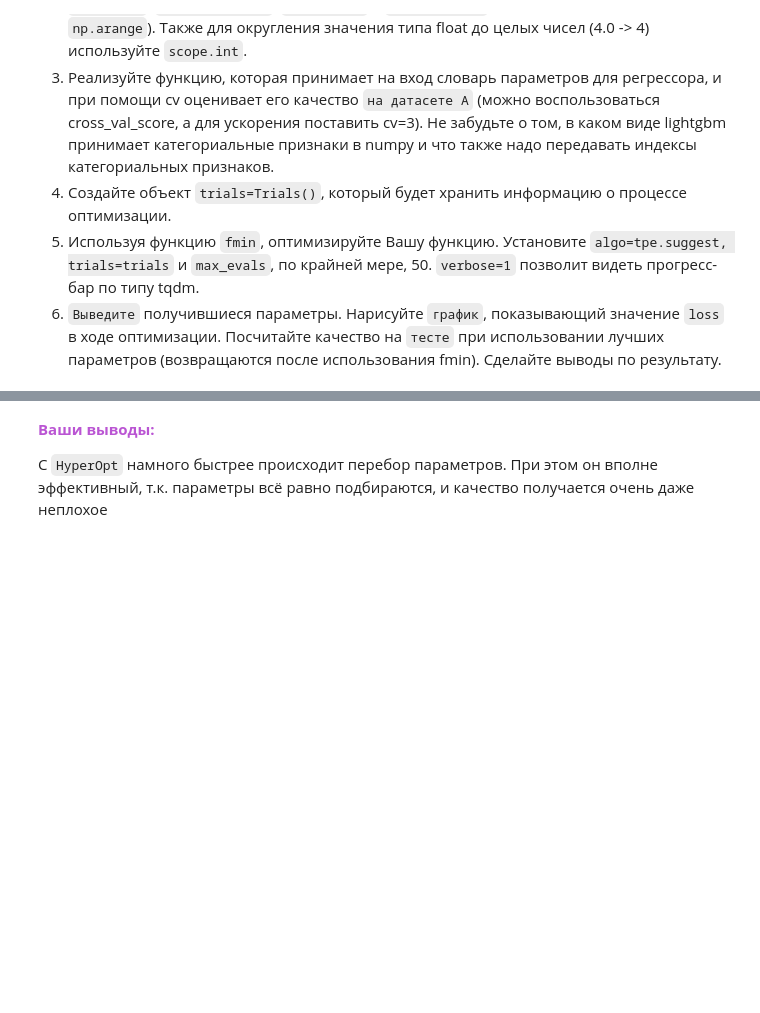
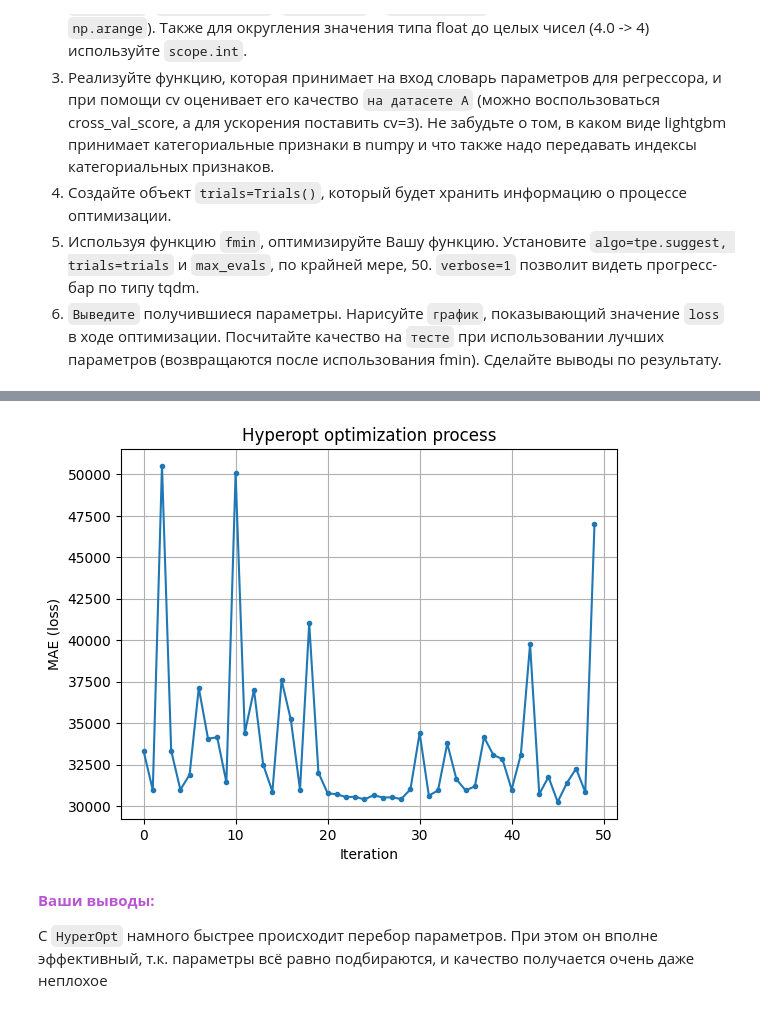
Before and after one commit to VinokurovKV/MachineLearning, a Jupyter notebook: Base11/boosting_part2.ipynb, the cells around one changed output, grey strips where cells are left out. Saved outputs shown, nothing was run; the diff lists cells and outputs as text; code cells hidden in the pictures; blank space fills up the shorter version.

Commit message:
Added graph into notebook for [Base][11] Градиентный бустинг. Часть 2

```diff
--- a/Base11/boosting_part2.ipynb
+++ b/Base11/boosting_part2.ipynb
@@ -569,3 +573,15 @@ Test MAE: 20129.123058834644
+# %%
+losses = [trial['result']['loss'] for trial in trials.trials]
+
+plt.figure()
+plt.plot(losses, marker='o', markersize=3)
+plt.xlabel("Iteration")
+plt.ylabel("MAE (loss)")
+plt.title("Hyperopt optimization process")
+plt.grid()
+plt.show()
+# %% [output]
+[figure, added]
 # %% [markdown]
 **<font color='MediumOrchid'>Ваши выводы:</font>**
 
```
Also changed, not shown: parts of 3 cells of this notebook.
